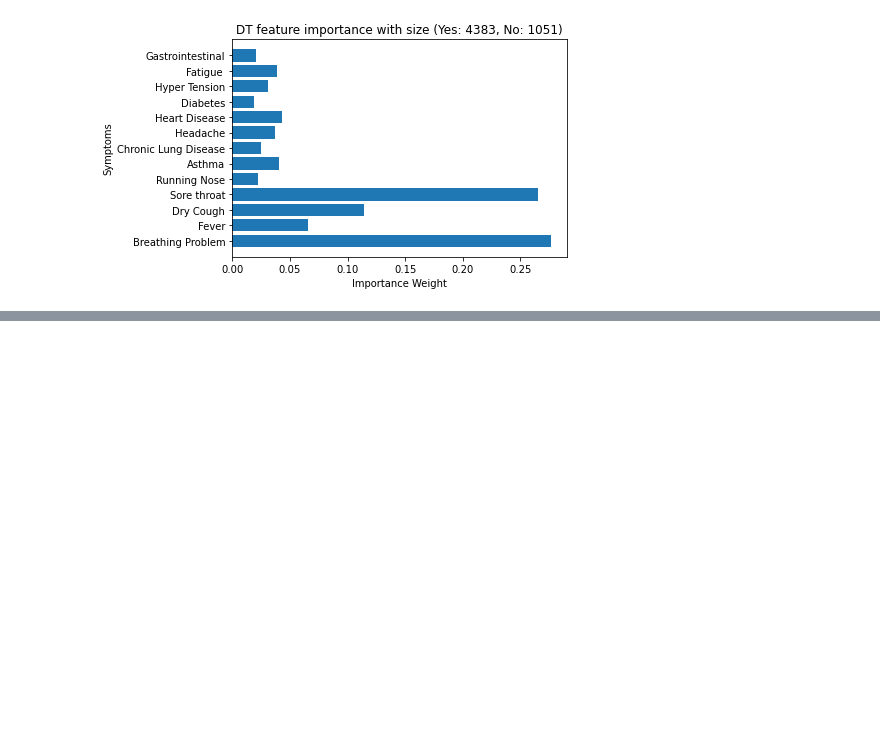
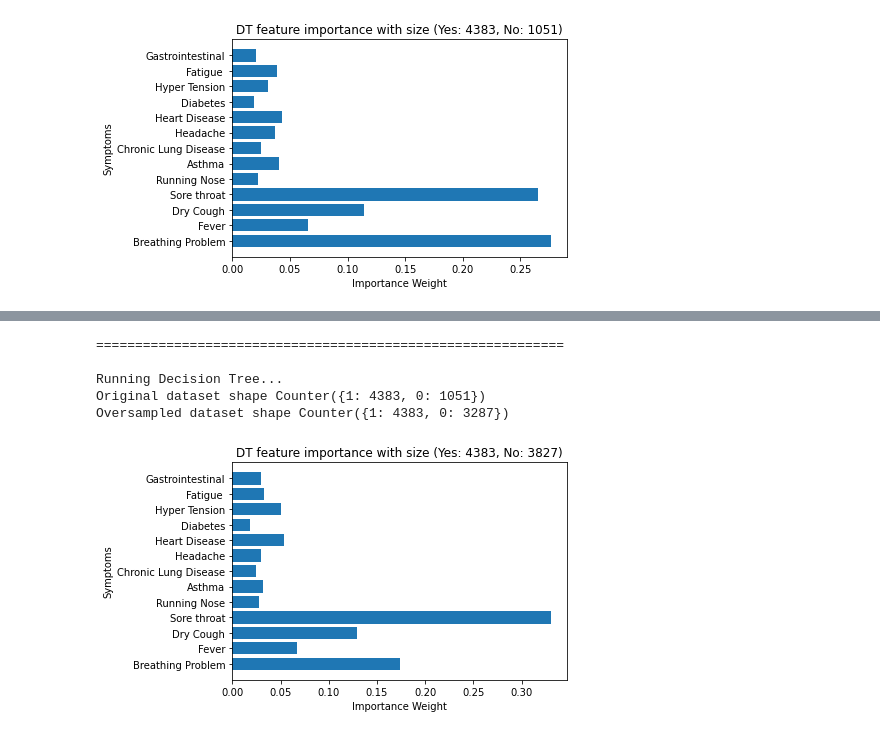
Before and after one commit to mohanadarafe/covid-19-symptoms-presence, a Jupyter notebook: analysis.ipynb, the cells around one changed output, grey strips where cells are left out. Drawn from its saved outputs; the diff is of its cells as text; code cells hidden in the pictures; blank space fills up the shorter version.

```diff
--- a/analysis.ipynb
+++ b/analysis.ipynb
@@ -144,0 +165,13 @@ Let's scale up the data to 1:2 & see the results
+# %%
+feature_tuples, best_model = dt.decision_tree(sampling = True, isNotebook = True, sampling_rate = 0.75)
+features = utils.get_feature_names()
+feature_importances = sorted(feature_tuples)
+_, weight = zip(*feature_importances)
+plt_bar_chart(features, weight, "DT", "feature importance", 4383, 3827)
+# %% [output]
+============================================================
+
+Running Decision Tree...
+Original dataset shape Counter({1: 4383, 0: 1051})
+Oversampled dataset shape Counter({1: 4383, 0: 3287})
+[figure, added]
```
Also changed, not shown: parts of 9 cells of this notebook, 9 other files.
